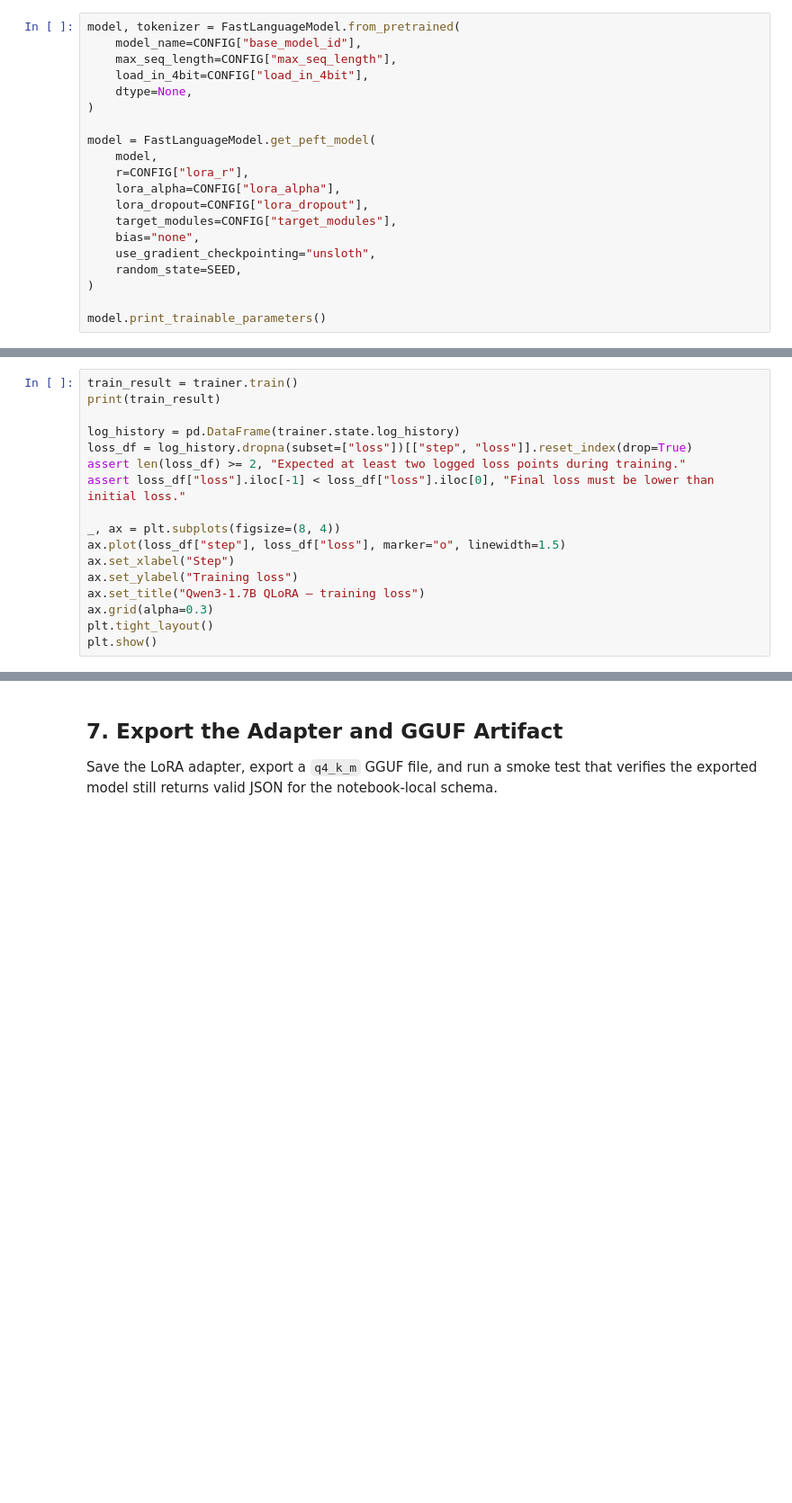
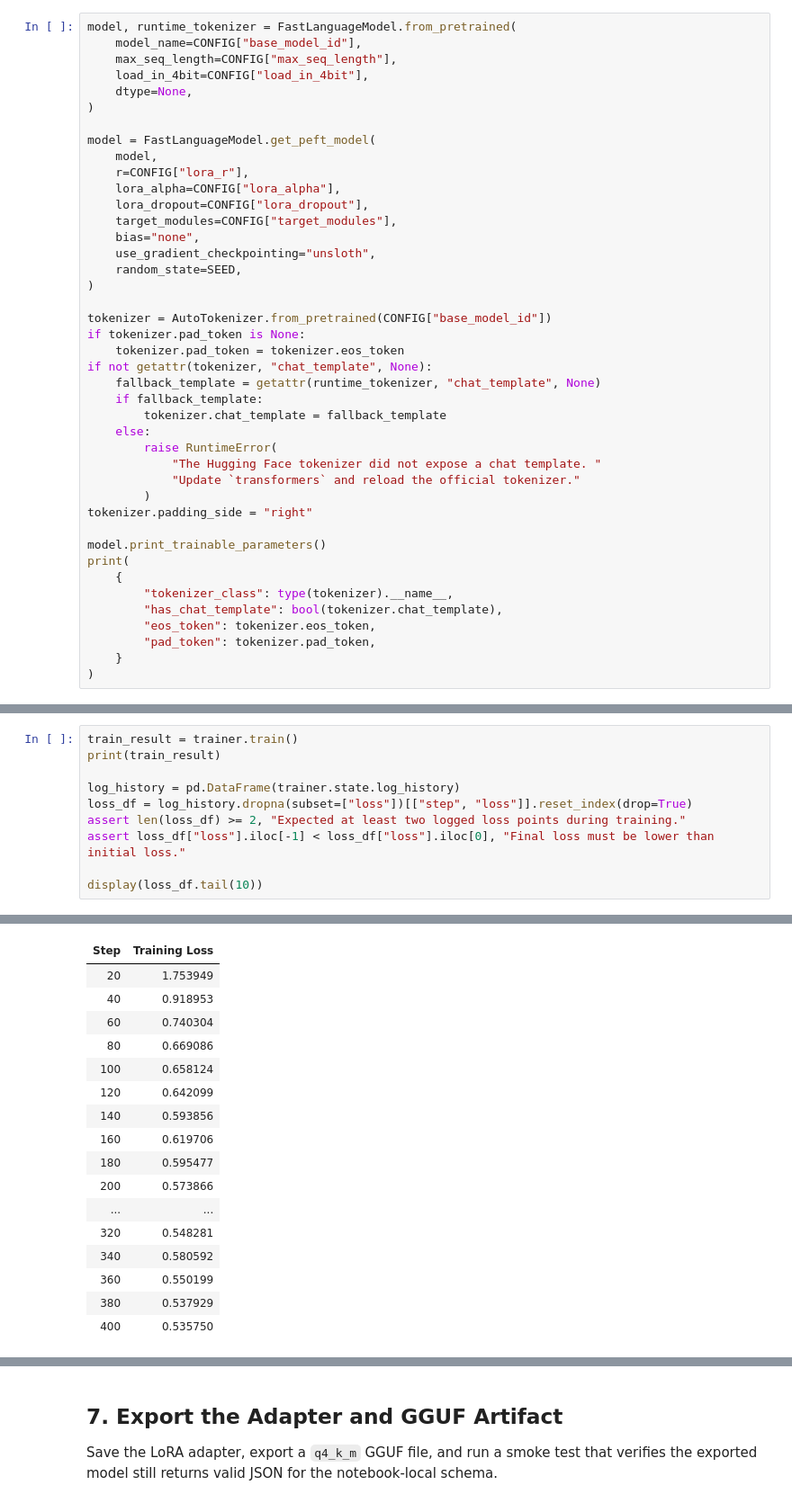
Before and after one commit to luizaaca/screening_robot, a Jupyter notebook: screening_robot_qwen3_1_7b_json.ipynb, the cells around one changed output, grey strips where cells are left out. Shown at 90% size. Saved outputs shown, nothing was run; the diff lists cells and outputs as text; blank space fills up the shorter version.

Commit message:
Finetunning qwen3 1.7B for clinical analisys with json output

```diff
--- a/screening_robot_qwen3_1_7b_json.ipynb
+++ b/screening_robot_qwen3_1_7b_json.ipynb
@@ -542,5 +487,5 @@ Load the base model in 4-bit, attach LoRA adapters, render Qwen chat-format exam
 # %%
-model, tokenizer = FastLanguageModel.from_pretrained(
+model, runtime_tokenizer = FastLanguageModel.from_pretrained(
     model_name=CONFIG["base_model_id"],
     max_seq_length=CONFIG["max_seq_length"],
     load_in_4bit=CONFIG["load_in_4bit"],
@@ -558,4 +503,26 @@ model = FastLanguageModel.get_peft_model(
     random_state=SEED,
 )
 
+tokenizer = AutoTokenizer.from_pretrained(CONFIG["base_model_id"])
+if tokenizer.pad_token is None:
+    tokenizer.pad_token = tokenizer.eos_token
+if not getattr(tokenizer, "chat_template", None):
+    fallback_template = getattr(runtime_tokenizer, "chat_template", None)
+    if fallback_template:
+        tokenizer.chat_template = fallback_template
+    else:
+        raise RuntimeError(
+            "The Hugging Face tokenizer did not expose a chat template. "
+            "Update `transformers` and reload the official tokenizer."
+        )
+tokenizer.padding_side = "right"
+
 model.print_trainable_parameters()
+print(
+    {
+        "tokenizer_class": type(tokenizer).__name__,
+        "has_chat_template": bool(tokenizer.chat_template),
+        "eos_token": tokenizer.eos_token,
+        "pad_token": tokenizer.pad_token,
+    }
+)
@@ -677,11 +889,5 @@ loss_df = log_history.dropna(subset=["loss"])[["step", "loss"]].reset_index(drop
 assert len(loss_df) >= 2, "Expected at least two logged loss points during training."
 assert loss_df["loss"].iloc[-1] < loss_df["loss"].iloc[0], "Final loss must be lower than initial loss."
 
-_, ax = plt.subplots(figsize=(8, 4))
-ax.plot(loss_df["step"], loss_df["loss"], marker="o", linewidth=1.5)
-ax.set_xlabel("Step")
-ax.set_ylabel("Training loss")
-ax.set_title("Qwen3-1.7B QLoRA — training loss")
-ax.grid(alpha=0.3)
-plt.tight_layout()
-plt.show()
+display(loss_df.tail(10))
+# %% [output]
@@ -687,0 +902,17 @@ plt.show()
+| Step | Training Loss |
+| 20 | 1.753949 |
+| 40 | 0.918953 |
+| 60 | 0.740304 |
+| 80 | 0.669086 |
+| 100 | 0.658124 |
+| 120 | 0.642099 |
+| 140 | 0.593856 |
+| 160 | 0.619706 |
+| 180 | 0.595477 |
+| 200 | 0.573866 |
+| ... | ... |
+| 320 | 0.548281 |
+| 340 | 0.580592 |
+| 360 | 0.550199 |
+| 380 | 0.537929 |
+| 400 | 0.535750 |
```
Also changed, not shown: parts of 26 cells of this notebook.
